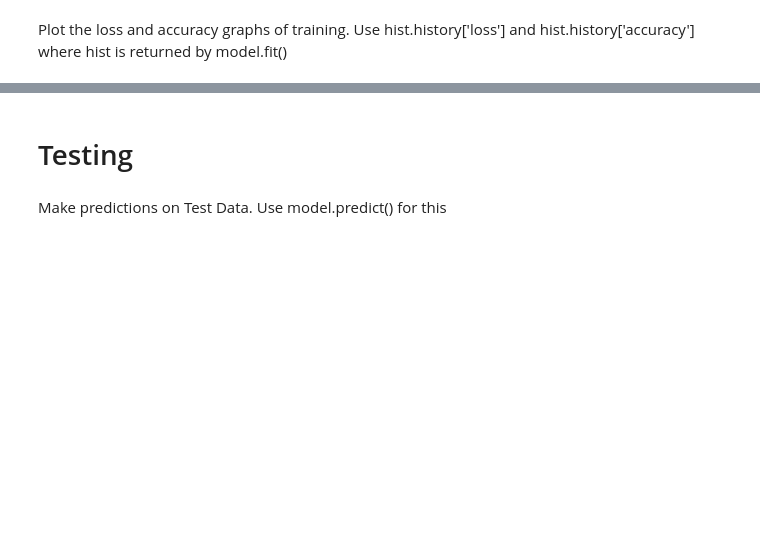
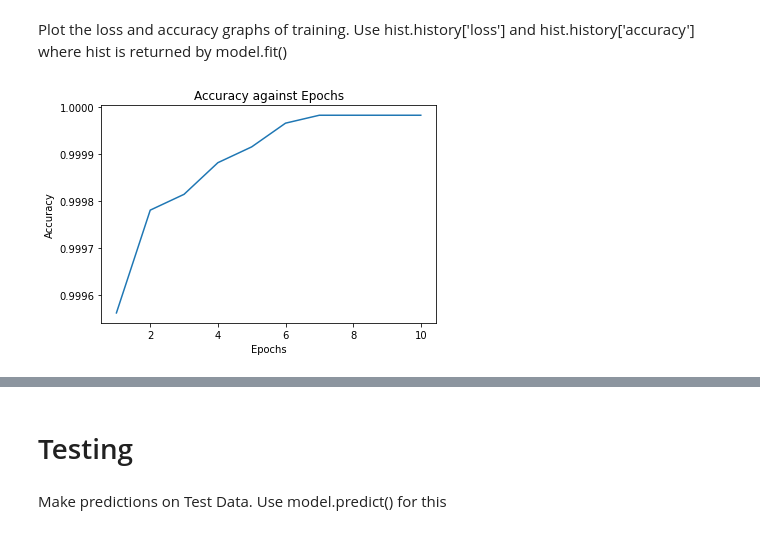
Before and after one commit to faaiqbilal/Machine-Learning-CS-535, a Jupyter notebook: PA5_part2.ipynb, the cells around one changed output, grey strips where cells are left out. Drawn from its saved outputs; the diff is of its cells as text; code cells hidden in the pictures; blank space fills up the shorter version.

Commit message:
part 2 complete, part 1 graphs left

```diff
--- a/PA5_part2.ipynb
+++ b/PA5_part2.ipynb
@@ -426,2 +428,17 @@ def define_model():
+# %%
+def define_model():
+  #use tensorflow layers to create model
+
+  inputs = keras.Input(shape=(28,28,1))
+  x = layers.Conv2D(filters=32,kernel_size=(3,3), activation='relu')(inputs)
+  x = layers.MaxPool2D(pool_size=(2,2))(x)
+  x = layers.Flatten()(x)
+  x = layers.Dense(100, activation='relu')(x)
+  outputs = layers.Dense(10, activation='softmax')(x)
+
+  model = keras.Model(inputs=inputs, outputs=outputs, name='model-1')
+  model.summary()
+  return model
 # %%
 #create model here and print summary
+model_1 = define_model()
@@ -432,2 +468,6 @@ Compile model here by using optimizer = Adam, loss = categorical_crossentropy an
+# %%
+#compile model here
+opt = keras.optimizers.Adam(learning_rate=0.01)
+model_1.compile(loss='categorical_crossentropy', optimizer=opt, metrics='accuracy')
 # %% [markdown]
 Fit your model here. Use model.fit().  See [this](https://www.tensorflow.org/api_docs/python/tf/keras/Model#fit) documentation to understand model.fit(). Pass in argument steps_per_epoch = floor(Total_train_images/batch_size)
@@ -435,0 +474,3 @@ Fit your model here. Use model.fit().  See [this](https://www.tensorflow.org/api
+# %%
+# fit your model here
+hist = model_1.fit(x=trainX, y=trainY, epochs=epochs, validation_split=0.01, steps_per_epoch=step_per_epoch, batch_size=batch_size)
@@ -441,0 +500,11 @@ Plot the loss and accuracy graphs of training. Use hist.history['loss'] and hist
+# %%
+#Plot Accuracy
+x_axis = np.arange(1,epochs+1)
+y_axis = hist.history['accuracy']
+plt.plot(x_axis, y_axis)
+plt.title('Accuracy against Epochs')
+plt.xlabel("Epochs")
+plt.ylabel('Accuracy')
+plt.show()
+# %% [output]
+[figure, added]
```
Also changed, not shown: parts of 18 cells of this notebook.
